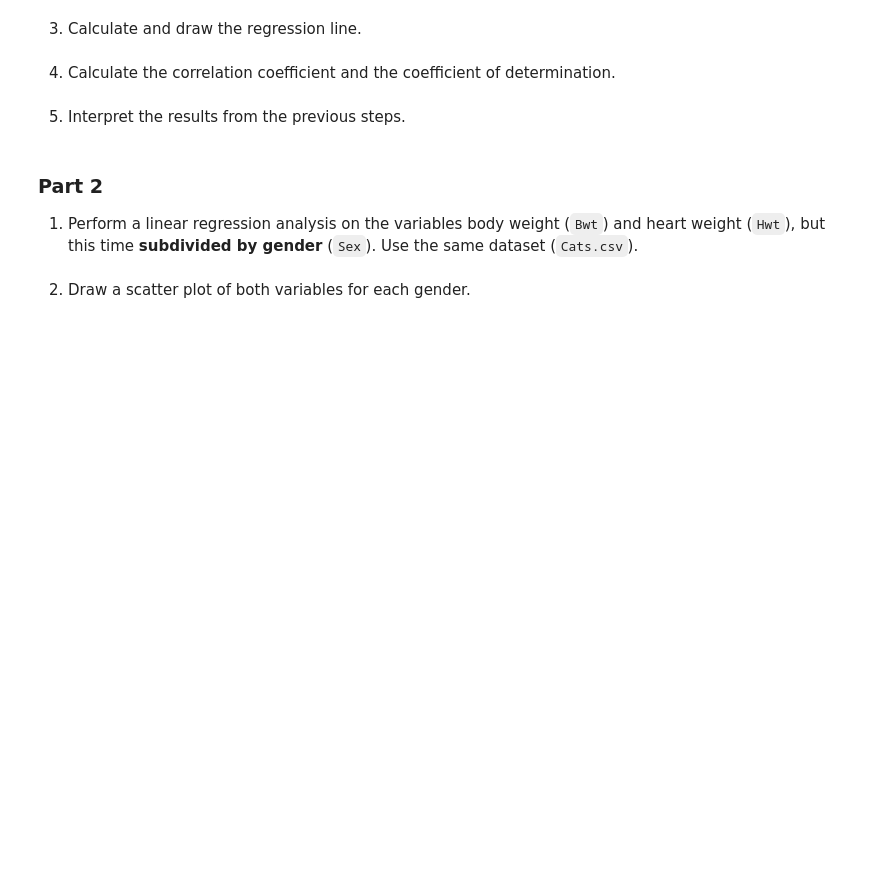
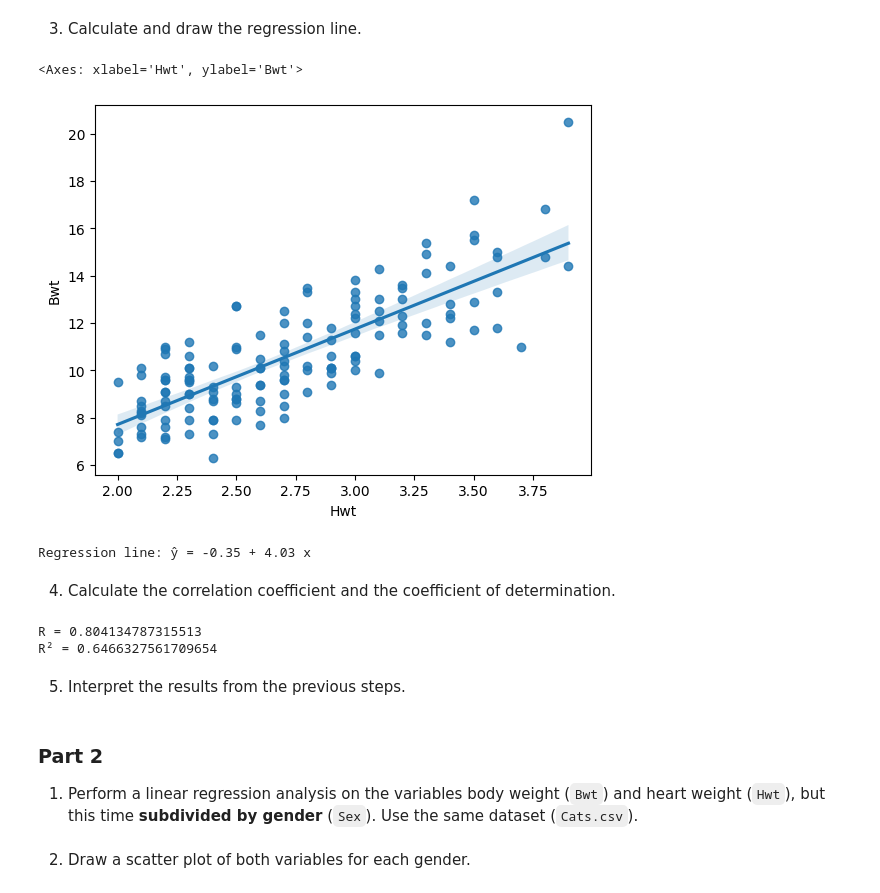
Before and after one commit to lrobyns/dsai-labs, a Jupyter notebook: 6-regression-analyis/labs_regression_analysis.ipynb, the cells around one changed output. Cells and saved outputs as stored; diff of their text form; code cells hidden in the pictures; blank space fills up the shorter version.

```diff
--- a/6-regression-analyis/labs_regression_analysis.ipynb
+++ b/6-regression-analyis/labs_regression_analysis.ipynb
@@ -37,7 +43,42 @@ cats.head()
 # %% [markdown]
 3. Calculate and draw the regression line.
+# %%
+#We can draw our regplot to draw some conclusions before calculating it (Next code field)
+#R dicht bij 0, stijgend verband en een sterk verband, bolletjes liggen dicht bij de lijn
+sns.regplot(x=cats.Hwt, y=cats.Bwt)
+#Alternatively sns.regplot(data=cats,x='Hwt', y='Bwt')
+# %% [output]
+<Axes: xlabel='Hwt', ylabel='Bwt'>
+[figure, added]
+# %%
+#Calculation of regression line SIMPLE METHOD
+from sklearn.linear_model import LinearRegression
+
+x = cats.Hwt.values.reshape(-1,1)
+y = cats.Bwt
+
+model = LinearRegression().fit(x, y)
+
+print(f"Regression line: ŷ = {model.intercept_:.2f} + {model.coef_[0]:.2f} x")
+# %% [output]
+Regression line: ŷ = -0.35 + 4.03 x
 # %% [markdown]
 4. Calculate the correlation coefficient and the coefficient of determination.
+# %%
+#Correlation coefficient
+cor = np.corrcoef(cats.Hwt, cats.Bwt)[0][1]
+print(f"R = {cor}")
+#Coefficient of determination (Correlation coefficient squared)
+print(f"R² = {cor **2}")
+
+#R ~ 0.8 => Er is een stijgend verband, want R > 0 en er is een zeer sterk verband tussen de Hwt en Bwt van de katten (mits 0.8, zie tabel in demo_regression)
+#Zeg niet, er is een sterk stijgend verband, maar zeg er is een stijgend verband en er is een sterk verband (onafhankelijke conclusies)
+
+#R² ~ 0.64 => Er is een sterk verband tussen de Hwt en de Bwt (Zie dezelfde tabel in demo_regression),
+#+64% van de variantie van de afhankelijke veranderlijke (Bwt) wordt verklaard door de onafhankelijke veranderlijke zijnde de Hwt
+# %% [output]
+R = 0.804134787315513
+R² = 0.6466327561709654
 # %% [markdown]
 5. Interpret the results from the previous steps.
 # %% [markdown]
```
Also changed, not shown: parts of 7 cells of this notebook, 1 other file.
